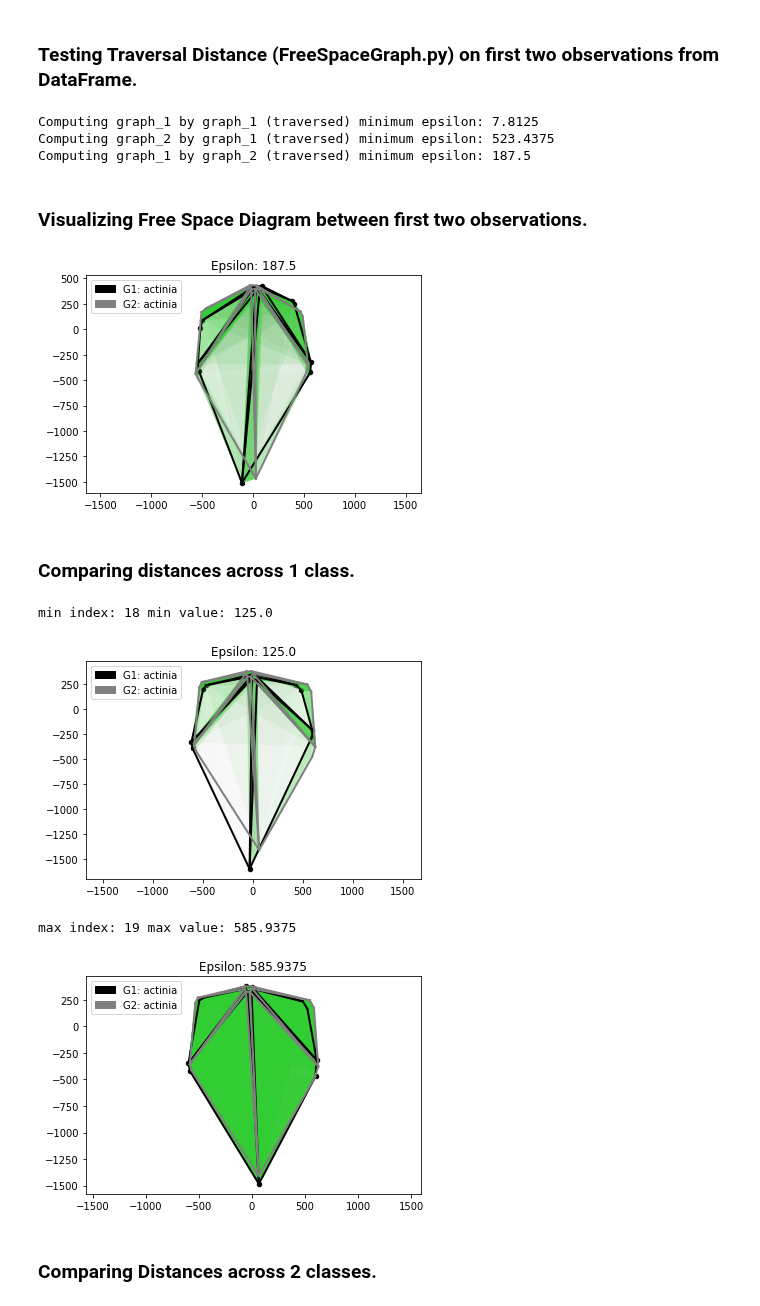
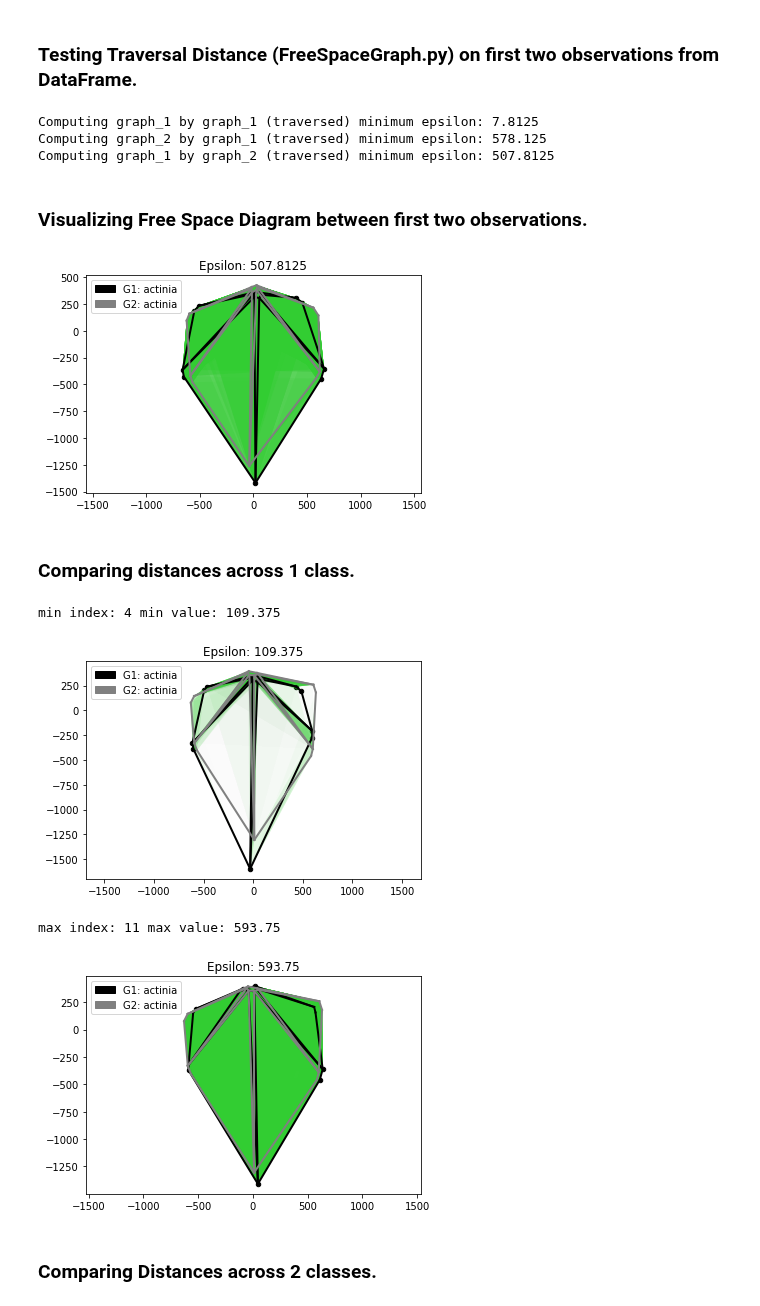
Before and after one commit to compgeomTU/will_rodman_thesis, a Jupyter notebook: leaf_data/maracuya.ipynb, the cells around one changed output. Drawn from its saved outputs; the diff is of its cells as text; code cells hidden in the pictures.

```diff
--- a/leaf_data/maracuya.ipynb
+++ b/leaf_data/maracuya.ipynb
@@ -19,7 +21,7 @@ os.chdir('leaf_data')
 ### Importing lead dataset at Pandas DataFrame.
 # %%
 df = pd.read_csv('maracuya.csv')
-df = df.drop(columns=['plant', 'heteroblasty', 'ontogeny', 'total'])
+df = df.drop(columns=['plant', 'ontogeny', 'total'])
 
 # divide species into seven classes based on the paper
 # https://academic.oup.com/gigascience/article/6/1/giw008/2865207?login=true#supplementary-data
@@ -67,6 +69,14 @@ species_classes = {'miniata':6,
 # replace species names with class in dataset
 df['species_classes'] = df['species'].map(species_classes)
 
+
+# dropping outlying heteroblasty values
+lower_bound = df['heteroblasty'].quantile(0.80)
+upper_bound = df['heteroblasty'].quantile(0.90)
+df = df[(df['heteroblasty'] >= lower_bound) & (df['heteroblasty'] <= upper_bound)]
+
 #printing dataframe head
+print(lower_bound, upper_bound)
+print(df.shape)
 df.head()
 # %% [output]
@@ -147,50 +159,50 @@ epsilon = binary_search.search()
 print("Computing graph_1 by graph_2 (traversed) minimum epsilon:", epsilon)
 # %% [output]
 Computing graph_1 by graph_1 (traversed) minimum epsilon: 7.8125
-Computing graph_2 by graph_1 (traversed) minimum epsilon: 523.4375
-Computing graph_1 by graph_2 (traversed) minimum epsilon: 187.5
+Computing graph_2 by graph_1 (traversed) minimum epsilon: 578.125
+Computing graph_1 by graph_2 (traversed) minimum epsilon: 507.8125
 # %% [markdown]
 ### Visualizing Free Space Diagram between first two observations.
 # %%
 visual = Visualize(graph_1, graph_2, epsilon=epsilon)
 visual.plot_freespace()
 # %% [output]
-[figure, old version]
+[figure, new version]
 # %% [markdown]
 ### Comparing distances across 1 class.
 # %%
 actinia_df = df[df['species'] == 'actinia']
 
 # converting row to graphs
 actinia_graphs = list()
-for index, row in actinia_df.head(50).iterrows():
+for index, row in actinia_df.iterrows():
     graph = observation_to_graph(row)
     actinia_graphs.append(graph)
 
 # sample graph
 sample_actinia = actinia_graphs.pop()
 
 # computing eps
 epsilons = list(map(lambda g: BinarySearch(g, sample_actinia, left=0, right=1000, precision=10).search(), actinia_graphs))
 
 # min case
 min_epsilon = min(epsilons)
 index = epsilons.index(min_epsilon)
 print("min index:", index, "min value:", min_epsilon)
 visual = Visualize(actinia_graphs[index], sample_actinia, epsilon=min_epsilon)
 visual.plot_freespace()
 
 # max case
 max_epsilon = max(epsilons)
 index = epsilons.index(max_epsilon)
 print("max index:", index, "max value:", max_epsilon)
 visual = Visualize(actinia_graphs[index], sample_actinia, epsilon=max_epsilon)
 visual.plot_freespace()
 # %% [output]
-min index: 18 min value: 125.0
+min index: 4 min value: 109.375
-[figure, old version]
+[figure, new version]
-max index: 19 max value: 585.9375
+max index: 11 max value: 593.75
-[figure, old version]
+[figure, new version]
 # %% [markdown]
 ### Comparing Distances across 2 classes.
 # %%
```
Also changed, not shown: parts of 4 cells of this notebook.
